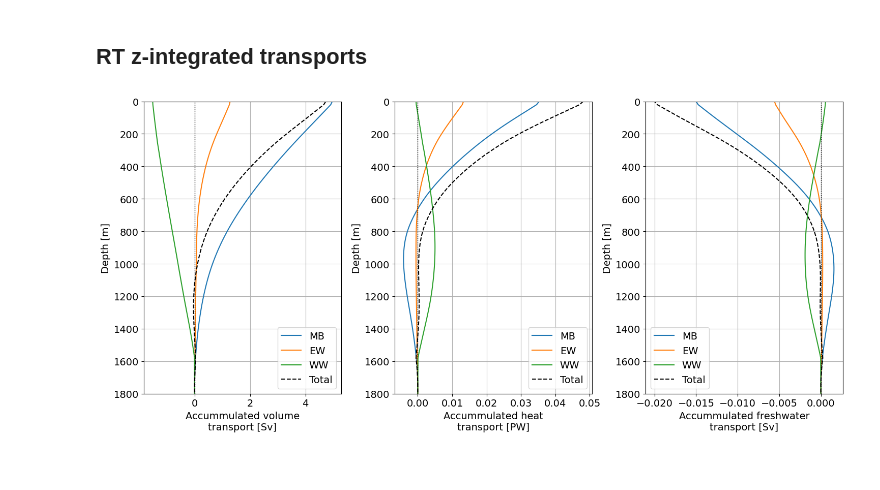
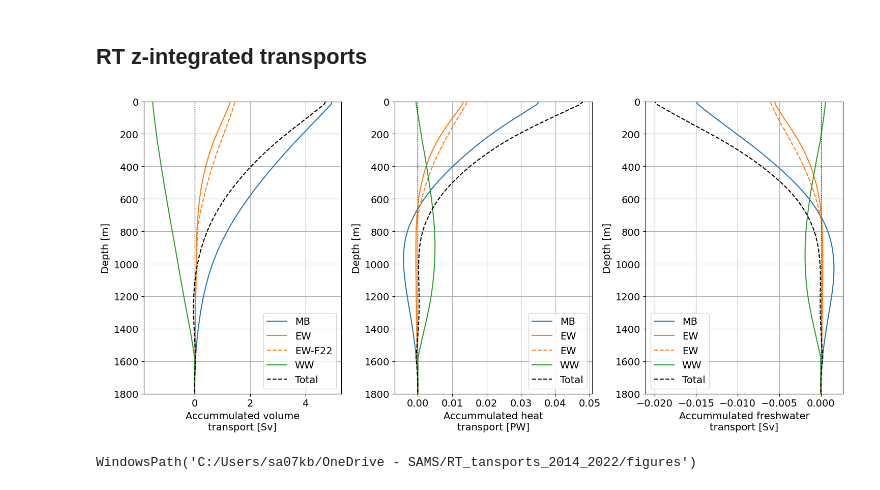
Before and after one commit to ScotMarPhys/Rockall_Trough_Transports, a Jupyter notebook: notebooks/9.0_Paper_Rockall_Trough_Results.ipynb, the cells around one changed output. Cells and saved outputs as stored; diff of their text form; code cells hidden in the pictures.

```diff
--- a/notebooks/9.0_Paper_Rockall_Trough_Results.ipynb
+++ b/notebooks/9.0_Paper_Rockall_Trough_Results.ipynb
@@ -114,8 +101,9 @@ ds_q_RTWW = xr.open_dataset((sps.RT_transport_data_path_v1 /
                     f'q_RTWW_time_series_{date_str_start}_{date_str_end}_v1.nc'))
 ds_q_RTEW = xr.open_dataset((sps.RT_transport_data_path_v1 /
                     f'q_RTEW_time_series_{date_str_start}_{date_str_end}_v1.nc'))
-ds_q_RTEW_old = xr.open_dataset((sps.RT_transport_data_path_v0 /
-                    f'q_RTEW_time_series_{date_str_start}_{date_str_end}_v0.nc'))
+ds_q_RTEW_F22 = xr.open_dataset((sps.RT_transport_data_path_v0/
+f"Rockall_Trough_transport_3D_time_series_{date_str_start}_{date_str_end}_v0.nc"))
+ds_q_RTEW_F22 = ds_q_RTEW_F22.sel(lon=slice(ds_RT_loc.lon_RTEB.values,None)).rename({'TIME':'time'})
 # %%
 # prep RT transport data for plot
 ds_q_RT = xr.concat([ds_q_RTWW,ds_q_RTMB,ds_q_RTEW],'lon')
@@ -595,42 +840,51 @@ for i,ax in enumerate(axs):
 # %%
 # Compute fluxes in each cell
-qh_MB,qf_MB,qS_MB = rtf.calc_fluxes(ds_q_RTMB)
-qh_WW,qf_WW,qS_WW = rtf.calc_fluxes(ds_q_RTWW)
-qh_EW,qf_EW,qS_EW = rtf.calc_fluxes(ds_q_RTEW)
+
+ds_q_RTMB = calc_fluxes(ds_q_RTMB,'MB')
+ds_q_RTWW = calc_fluxes(ds_q_RTWW,'WW')
+ds_q_RTEW = calc_fluxes(ds_q_RTEW,'EW')
 # %%
 fig,axs = plt.subplots(1,3,figsize=[15,7])
 ax=axs[0]
-(ds_q_RTMB.q.sum('lon')/1e6).mean(['time']).reindex(depth=ds_q_RTMB.depth[::-1]).cumsum('depth').plot(y='depth',ylim=[1800,0],label='MB',ax=ax)
-(ds_q_RTEW.q.sum('lon')/1e6).mean(['time']).reindex(depth=ds_q_RTEW.depth[::-1]).cumsum('depth').plot(y='depth',label='EW',ax=ax)
-(ds_q_RTWW.q.sum('lon')/1e6).mean(['time']).reindex(depth=ds_q_RTWW.depth[::-1]).cumsum('depth').plot(y='depth',label='WW',ax=ax)
+(ds_q_RTMB.q.sum('lon')/1e6).mean(['time']).reindex(depth=ds_q_RTMB.depth[::-1]).cumsum('depth').plot(y='depth',ylim=[1800,0],label='MB',ax=ax,color='C0')
+(ds_q_RTEW.q.sum('lon')/1e6).mean(['time']).reindex(depth=ds_q_RTEW.depth[::-1]).cumsum('depth').plot(y='depth',label='EW',ax=ax,color='C1')
+(ds_q_RTEW_F22.q.sum('lon')/1e6).mean(['time']).reindex(depth=ds_q_RTEW_F22.depth[::-1]).cumsum('depth').plot.line('--',y='depth',label='EW-F22',ax=ax,color='C1')
+(ds_q_RTWW.q.sum('lon')/1e6).mean(['time']).reindex(depth=ds_q_RTWW.depth[::-1]).cumsum('depth').plot(y='depth',label='WW',ax=ax,color='C2')
 (ds_q_RT.q.sum('lon')/1e6).mean(['time']).reindex(depth=ds_q_RT.depth[::-1]).cumsum('depth').plot(y='depth',label='Total',color='k',ls='--',ax=ax)
 ax.set_xlabel('Accummulated volume\ntransport [Sv]')
 
 ax=axs[1]
-(qh_MB.sum('lon')/1e15).mean(['time']).reindex(depth=qh_MB.depth[::-1]).cumsum('depth').plot(y='depth',ylim=[1800,0],label='MB',ax=ax)
-(qh_EW.sum('lon')/1e15).mean(['time']).reindex(depth=qh_EW.depth[::-1]).cumsum('depth').plot(y='depth',label='EW',ax=ax)
-(qh_WW.sum('lon')/1e15).mean(['time']).reindex(depth=qh_WW.depth[::-1]).cumsum('depth').plot(y='depth',label='WW',ax=ax)
-total = ((qh_MB.sum('lon')+qh_WW.sum('lon')+(qh_EW.sum('lon')))/1e15)
+(ds_q_RTMB.qh.sum('lon')/1e15).mean(['time']).reindex(depth=ds_q_RTMB.depth[::-1]).cumsum('depth').plot(y='depth',ylim=[1800,0],label='MB',ax=ax,color='C0')
+(ds_q_RTEW.qh.sum('lon')/1e15).mean(['time']).reindex(depth=ds_q_RTEW.depth[::-1]).cumsum('depth').plot(y='depth',label='EW',ax=ax,color='C1')
+(ds_q_RTEW_F22.qh.sum('lon')/1e15).mean(['time']).reindex(depth=ds_q_RTEW_F22.depth[::-1]).cumsum('depth').plot.line('--',y='depth',label='EW',ax=ax,color='C1')
+(ds_q_RTWW.qh.sum('lon')/1e15).mean(['time']).reindex(depth=ds_q_RTWW.depth[::-1]).cumsum('depth').plot(y='depth',label='WW',ax=ax,color='C2')
+total = ((ds_q_RTMB.qh.sum('lon')+ds_q_RTEW.qh.sum('lon')+(ds_q_RTWW.qh.sum('lon')))/1e15)
 total.mean(['time']).reindex(depth=total.depth[::-1]).cumsum('depth').plot(y='depth',label='Total',color='k',ls='--',ax=ax)
 ax.set_xlabel('Accummulated heat\ntransport [PW]')
 
 ax=axs[2]
-(qf_MB.sum('lon')/1e6).mean(['time']).reindex(depth=qf_MB.depth[::-1]).cumsum('depth').plot(y='depth',ylim=[1800,0],label='MB',ax=ax)
-(qf_EW.sum('lon')/1e6).mean(['time']).reindex(depth=qf_EW.depth[::-1]).cumsum('depth').plot(y='depth',label='EW',ax=ax)
-(qf_WW.sum('lon')/1e6).mean(['time']).reindex(depth=qf_WW.depth[::-1]).cumsum('depth').plot(y='depth',label='WW',ax=ax)
-total = ((qf_MB.sum('lon')+qf_WW.sum('lon')+(qf_EW.sum('lon')))/1e6)
+(ds_q_RTMB.qf.sum('lon')/1e6).mean(['time']).reindex(depth=ds_q_RTMB.depth[::-1]).cumsum('depth').plot(y='depth',ylim=[1800,0],label='MB',ax=ax,color='C0')
+(ds_q_RTEW.qf.sum('lon')/1e6).mean(['time']).reindex(depth=ds_q_RTEW.depth[::-1]).cumsum('depth').plot(y='depth',label='EW',ax=ax,color='C1')
+(ds_q_RTEW_F22.qf.sum('lon')/1e6).mean(['time']).reindex(depth=ds_q_RTEW_F22.depth[::-1]).cumsum('depth').plot.line('--',y='depth',label='EW',ax=ax,color='C1')
+(ds_q_RTWW.qf.sum('lon')/1e6).mean(['time']).reindex(depth=ds_q_RTWW.depth[::-1]).cumsum('depth').plot(y='depth',label='WW',ax=ax,color='C2')
+total = ((ds_q_RTMB.qf.sum('lon')+ds_q_RTEW.qf.sum('lon')+(ds_q_RTWW.qf.sum('lon')))/1e6)
 total.mean(['time']).reindex(depth=total.depth[::-1]).cumsum('depth').plot(y='depth',label='Total',color='k',ls='--',ax=ax)
 ax.set_xlabel('Accummulated freshwater\ntransport [Sv]')
 
 
 for ax in axs:
     ax.axvline(0,ls=':',color='k',lw='1')
     ax.legend()
     ax.set_ylabel('Depth [m]')
     ax.grid()
     ax.set_title('')
 plt.tight_layout()
 
-# fig.savefig(f'{fig_out_path}Rockall_Trough_depth_accumulated_mean_transports_{date_str_start}_{date_str_end}_{fn_version}.png',dpi=300,bbox_inches='tight')
+fig.savefig(f'{fig_out_path}Rockall_Trough_depth_accumulated_mean_transports_{date_str_start}_{date_str_end}_{fn_version}.png',dpi=300,bbox_inches='tight')
+fig.savefig(f'{fig_out_path_od}/Rockall_Trough_depth_accumulated_mean_transports_{date_str_start}_{date_str_end}_{fn_version}.png',dpi=300,bbox_inches='tight')
 # %% [output]
-[figure, old version]
+[figure, new version]
+# %%
+fig_out_path_od
+# %% [output]
+WindowsPath('C:/Users/sa07kb/OneDrive - SAMS/RT_tansports_2014_2022/figures')
```
Also changed, not shown: parts of 25 cells of this notebook, 24 other files.
